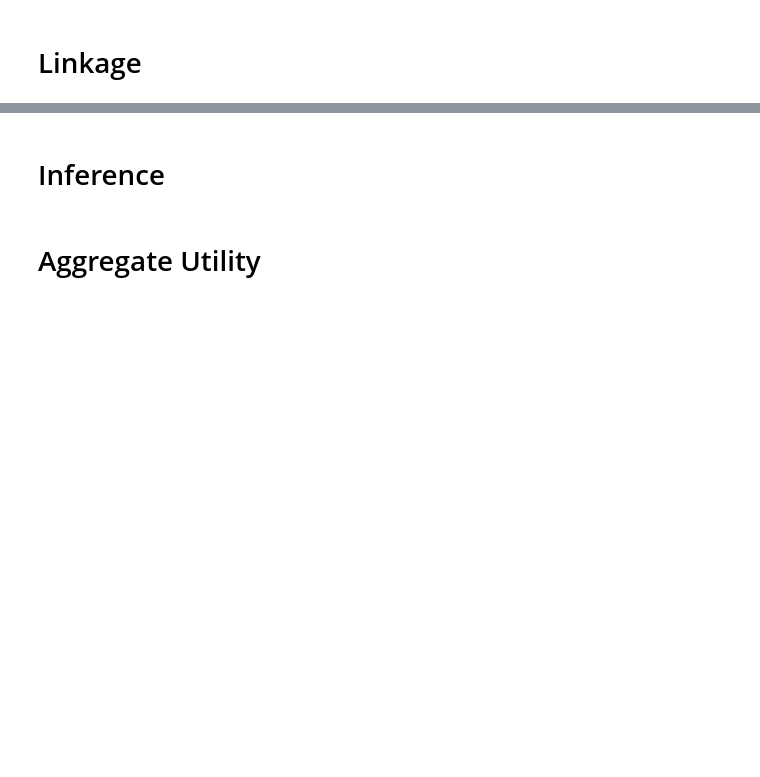
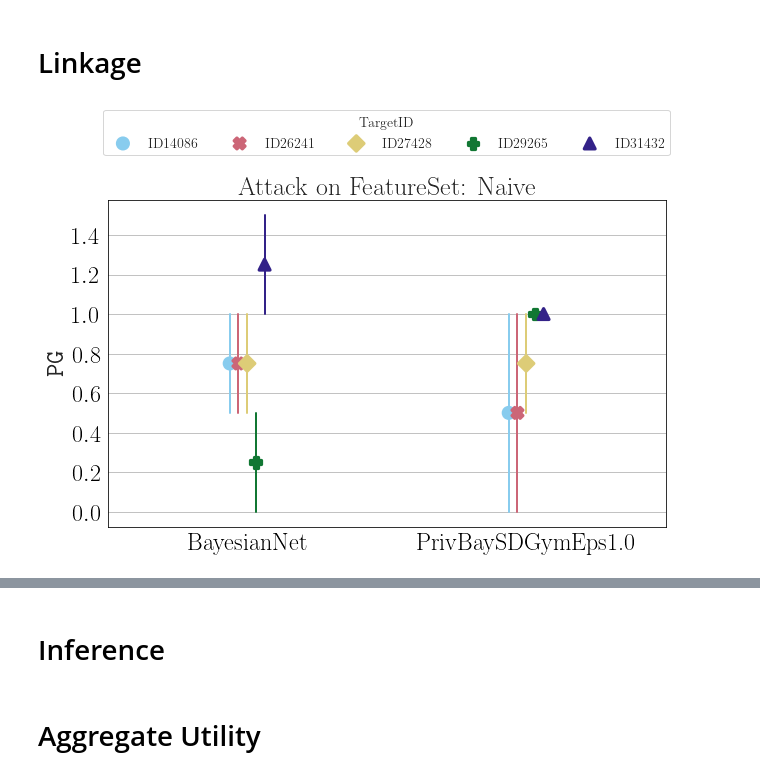
Before and after one commit to spring-epfl/synthetic_data_release, a Jupyter notebook: notebooks/Analyse Results.ipynb, the cells around one changed output, grey strips where cells are left out. Saved outputs shown, nothing was run; the diff lists cells and outputs as text; code cells hidden in the pictures; blank space fills up the shorter version.

```diff
--- a/notebooks/Analyse Results.ipynb
+++ b/notebooks/Analyse Results.ipynb
@@ -16,6 +16,8 @@ from utils.analyse_results import *
 dirname = '../tests/linkage/'
 linkage_gain = load_results_linkage(dirname)
 # %%
-models = ['SanitiserNHSk10', 'BayesianNet', 'PrivBayesEps1.0']
+models = ['BayesianNet', 'PrivBaySDGymEps1.0']
 fig = plt_per_target_pg(linkage_gain, models, resFilter=('FeatureSet', 'Naive'))
+# %% [output]
+[figure, added]
 # %%
```
Also changed, not shown: parts of 2 cells of this notebook, 2 other files.
